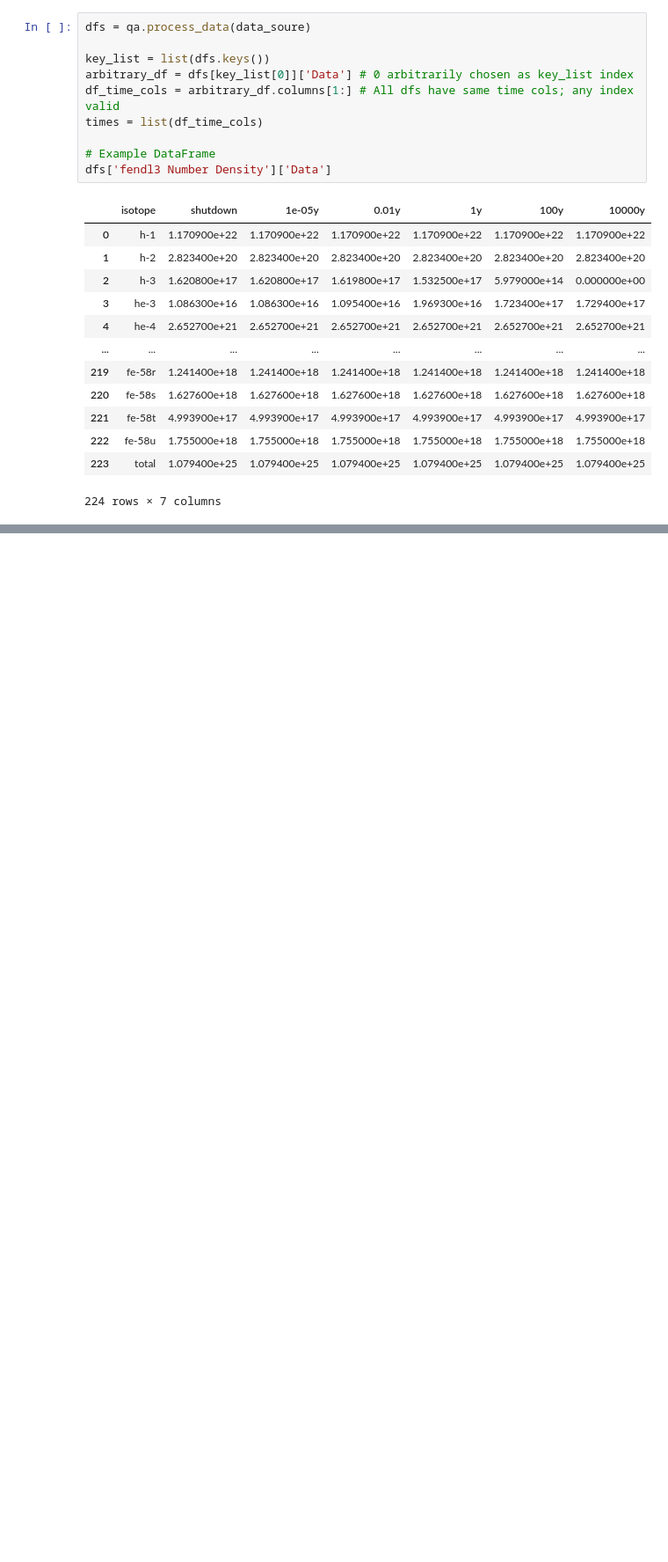
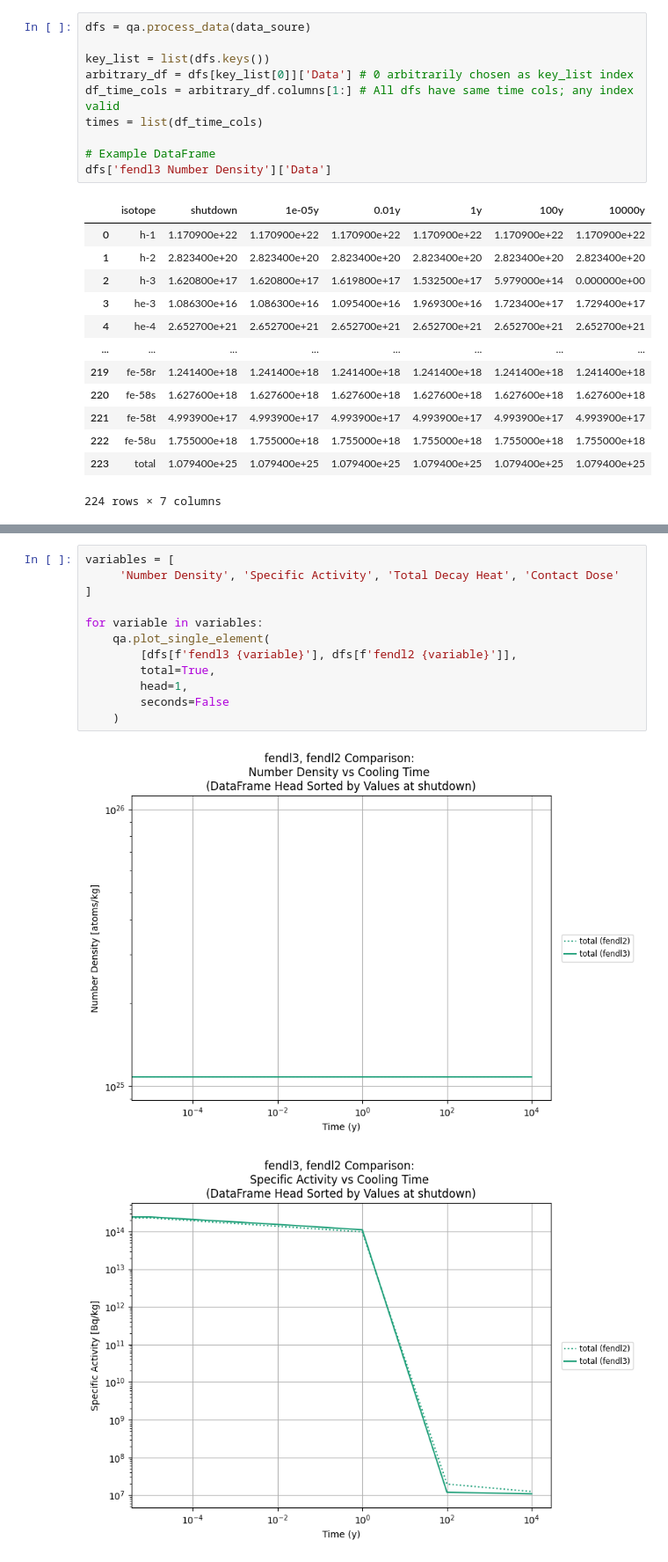
Before and after one commit to svalinn/ALARA, a Jupyter notebook: tools/ALARAJOYWrapper/alarajoy_QA_notebook.ipynb, the cells around one changed output, grey strips where cells are left out. Shown: that part at 88% size. Cells and saved outputs as stored; diff of their text form; blank space fills up the shorter version.

```diff
--- a/tools/ALARAJOYWrapper/alarajoy_QA_notebook.ipynb
+++ b/tools/ALARAJOYWrapper/alarajoy_QA_notebook.ipynb
@@ -67,0 +110,15 @@ dfs['fendl3 Number Density']['Data']
+# %%
+variables = [
+     'Number Density', 'Specific Activity', 'Total Decay Heat', 'Contact Dose'
+]
+
+for variable in variables:
+    qa.plot_single_element(
+        [dfs[f'fendl3 {variable}'], dfs[f'fendl2 {variable}']],
+        total=True,
+        head=1,
+        seconds=False
+    )
+# %% [output]
+[figure, added]
+[figure, added]
```
Also changed, not shown: parts of 6 cells of this notebook, 1 other file.
